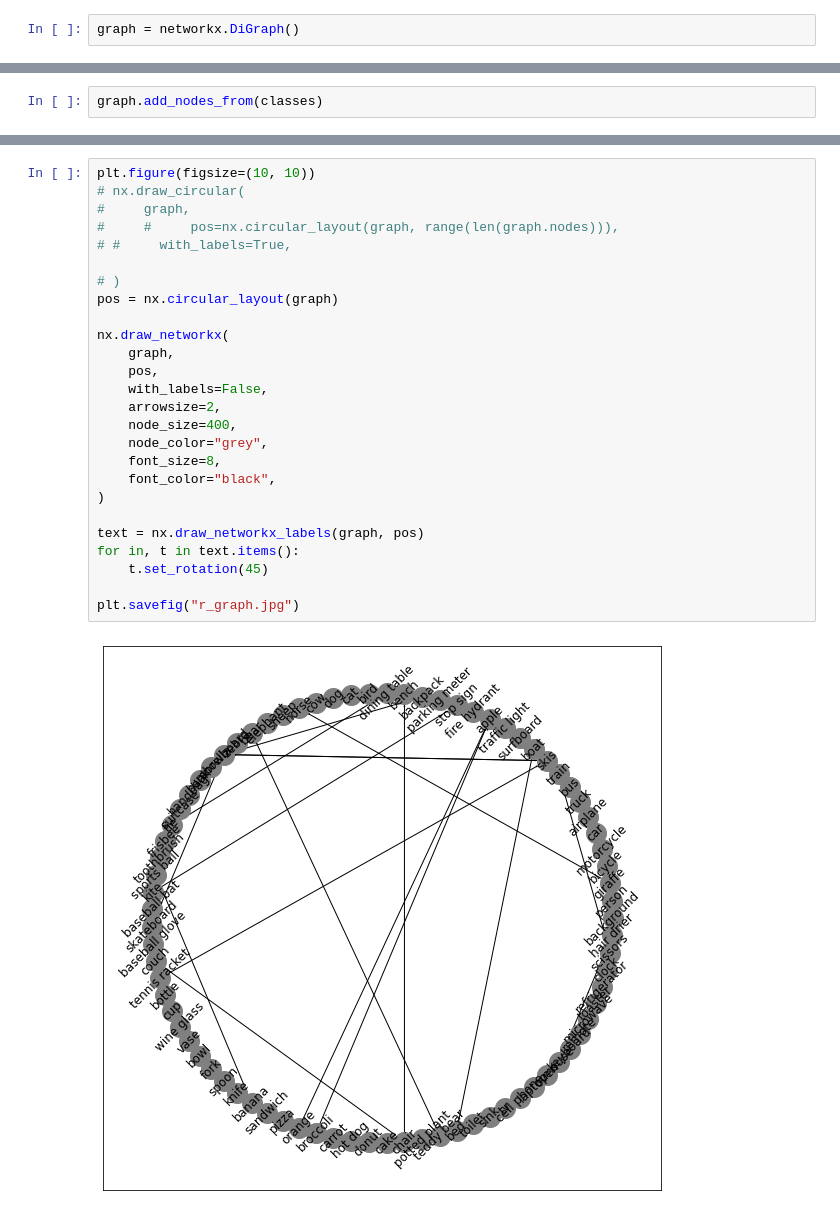
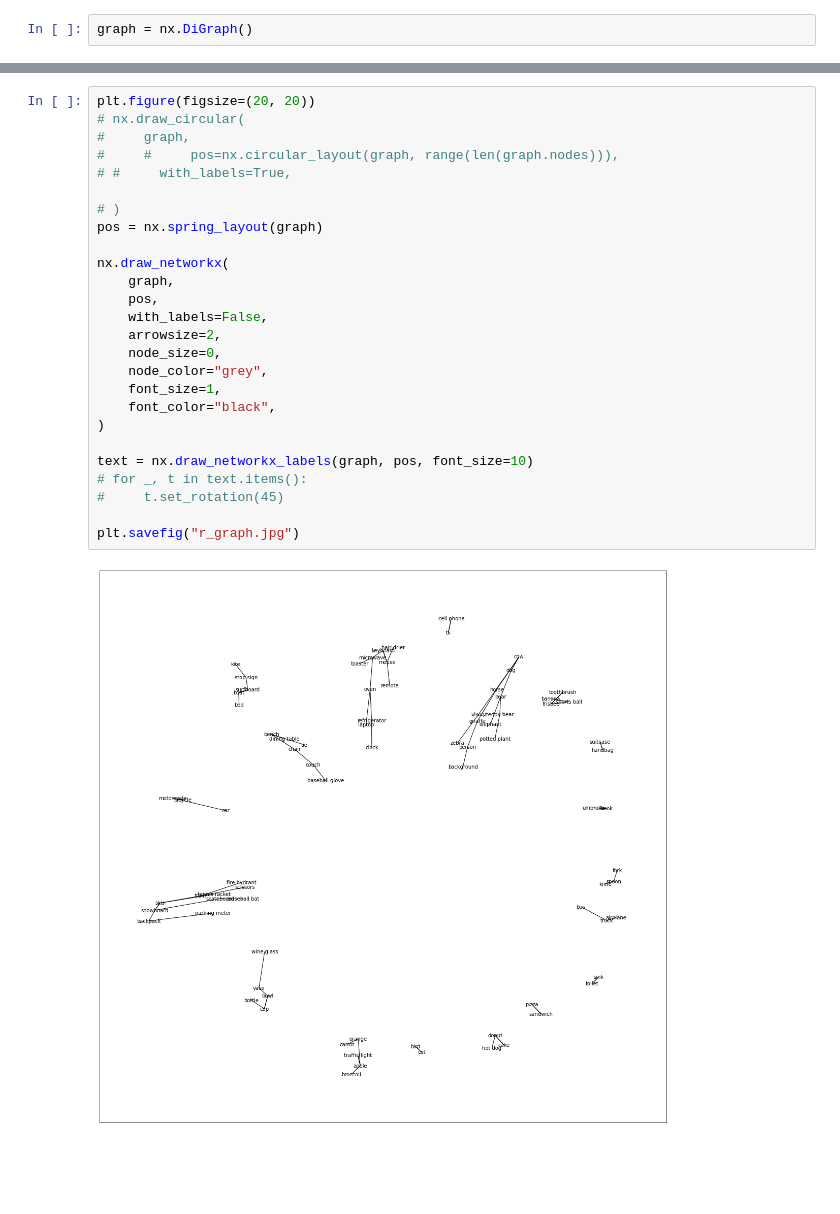
Before and after one commit to Ahmedjjj/midas_hkrm, a Jupyter notebook: notebooks/Relationship_matrices.ipynb, the cells around one changed output, grey strips where cells are left out. Saved outputs shown, nothing was run; the diff lists cells and outputs as text; blank space fills up the shorter version.

```diff
--- a/notebooks/Relationship_matrices.ipynb
+++ b/notebooks/Relationship_matrices.ipynb
@@ -66,8 +64,6 @@ a_m[range(81), range(81)] = -1
 # %% [output]
 [interactive output not drawn]
 # %%
-graph = networkx.DiGraph()
+graph = nx.DiGraph()
 # %% [output]
 [interactive output not drawn]
-# %%
-graph.add_nodes_from(classes)
@@ -90,29 +77,29 @@ from networkx.drawing.nx_pylab import draw_networkx
 # %%
-plt.figure(figsize=(10, 10))
+plt.figure(figsize=(20, 20))
 # nx.draw_circular(
 #     graph,
 #     #     pos=nx.circular_layout(graph, range(len(graph.nodes))),
 # #     with_labels=True,
 
 # )
-pos = nx.circular_layout(graph)
+pos = nx.spring_layout(graph)
 
 nx.draw_networkx(
     graph,
     pos,
     with_labels=False,
     arrowsize=2,
-    node_size=400,
+    node_size=0,
     node_color="grey",
-    font_size=8,
+    font_size=1,
     font_color="black",
 )
 
-text = nx.draw_networkx_labels(graph, pos)
-for in, t in text.items():
-    t.set_rotation(45)
+text = nx.draw_networkx_labels(graph, pos, font_size=10)
+# for _, t in text.items():
+#     t.set_rotation(45)
 
 plt.savefig("r_graph.jpg")
 # %% [output]
-[figure, old version]
+[figure, new version]
 [interactive output not drawn]
```
Also changed, not shown: parts of 5 cells of this notebook, 3 other files.
